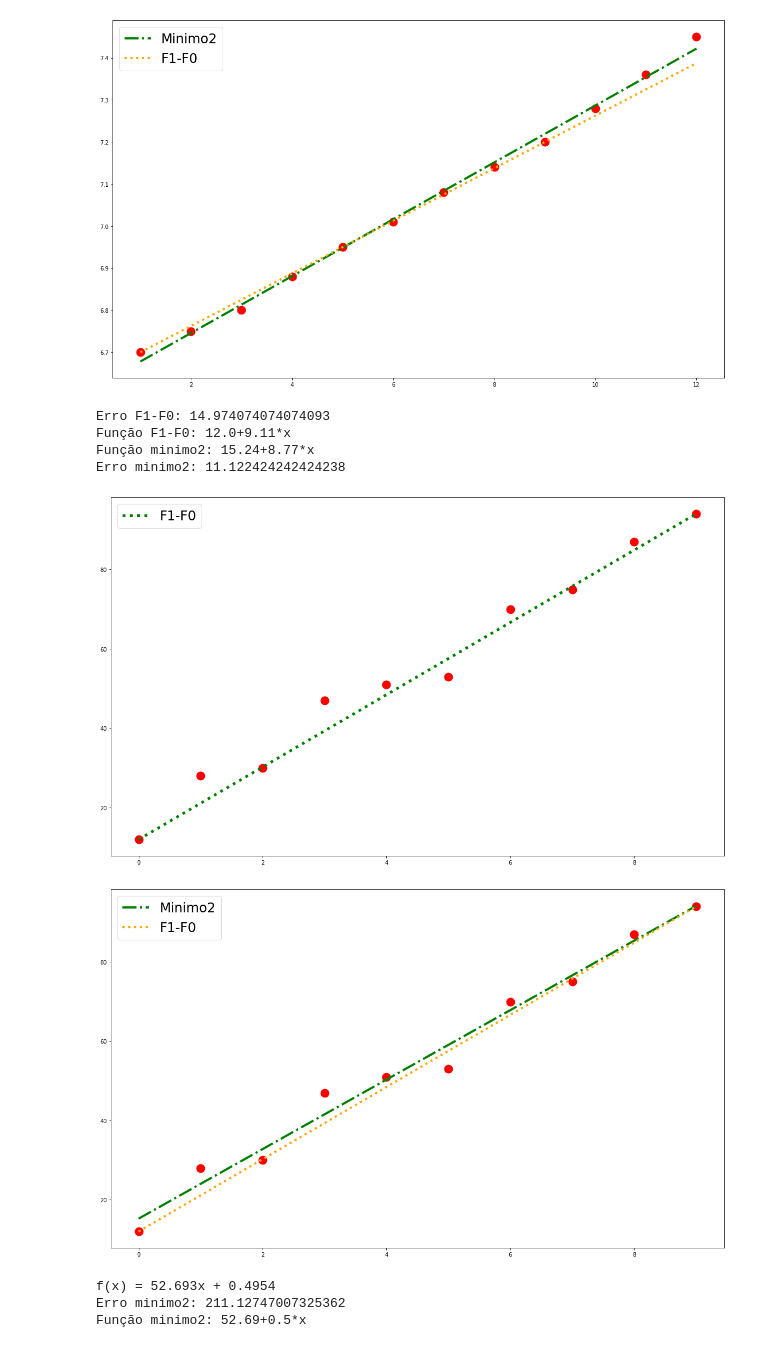
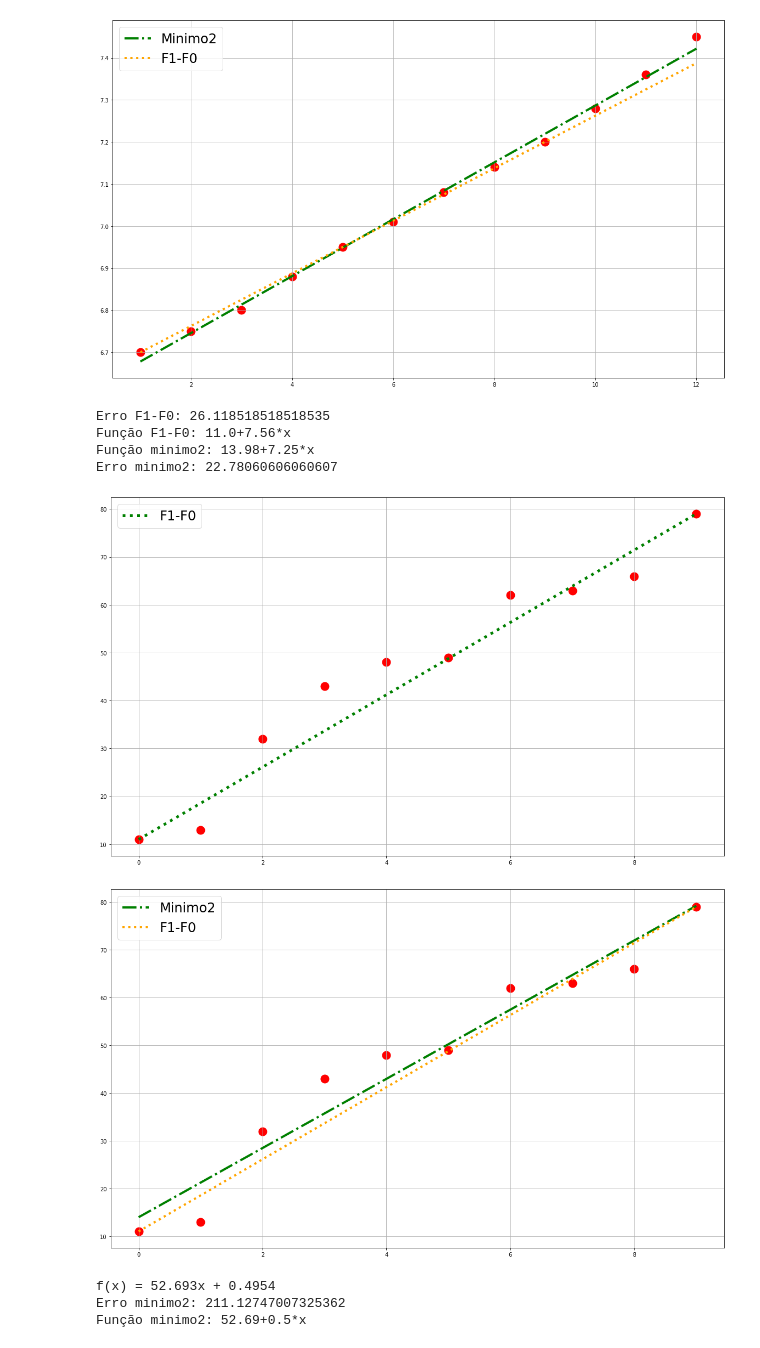
Before and after one commit to shimotsulyu/GAV, a Jupyter notebook: funcoes_lineares.ipynb, the cells around one changed output. Saved outputs shown, nothing was run; the diff lists cells and outputs as text; code cells hidden in the pictures.

```diff
--- a/funcoes_lineares.ipynb
+++ b/funcoes_lineares.ipynb
@@ -21,6 +21,7 @@ def linear_function(y1,y2,x1,x2,plot=True):
         plt.scatter(x,y,color='red',linewidth=10)
         plt.plot(x,L,color='green',linestyle=':',linewidth=5,label='F1-F0')
         plt.legend(fontsize=24)
+        plt.grid(True)
         #r2
         print('Erro F1-F0:',function_error(y,L))
     #coeficientes linear e angular
@@ -39,6 +40,7 @@ def minimos2(x,y,plot=True):
         plt.scatter(x,y,color='red',linewidth=10)
         plt.plot(x,L,color='green',linestyle=':',linewidth=5,label='Minimo2')
         plt.legend(fontsize=24)
+        plt.grid(True)
         #r2
         print('Erro minimo2:',function_error(y,L))
     #coeficientes linear e angular
@@ -71,27 +74,28 @@ Erro minimo2: 0.00017430069930070028
 # %%
 x = list(np.arange(0,10))
 y = sorted(np.random.randint(100, size=(10)))
 
 a2,b2 = linear_function(y1=y[0],y2=y[-1],x1=x[0],x2=x[-1])
 a,b = minimos2(x,y,plot=False)
 L = []
 teste = []
 for d in x:
     teste.append(a2 + b2*d)
     L.append(a + b*d)
 plt.figure(figsize = (20, 12))
 plt.scatter(x,y,color='red',linewidth=10)
 plt.plot(x,L,color='green',linestyle='-.',linewidth=4,label='Minimo2')
 plt.plot(x,teste,color='orange',linestyle=':',linewidth=4,label='F1-F0')
 plt.legend(fontsize=24)
+plt.grid(True)
 print('Erro minimo2:',function_error(y,L))
 # %% [output]
-Erro F1-F0: 14.974074074074093
-Função F1-F0: 12.0+9.11*x
-Função minimo2: 15.24+8.77*x
-Erro minimo2: 11.122424242424238
+Erro F1-F0: 26.118518518518535
+Função F1-F0: 11.0+7.56*x
+Função minimo2: 13.98+7.25*x
+Erro minimo2: 22.78060606060607
-[figure, old version]
+[figure, new version]
-[figure, old version]
+[figure, new version]
 # %%
 x = [139,126,90,144,163,136,61,62,41,120]
 y = [122,114,86,134,146,107,68,117,71,98]
```
Also changed, not shown: parts of 4 cells of this notebook, 4 other files.
